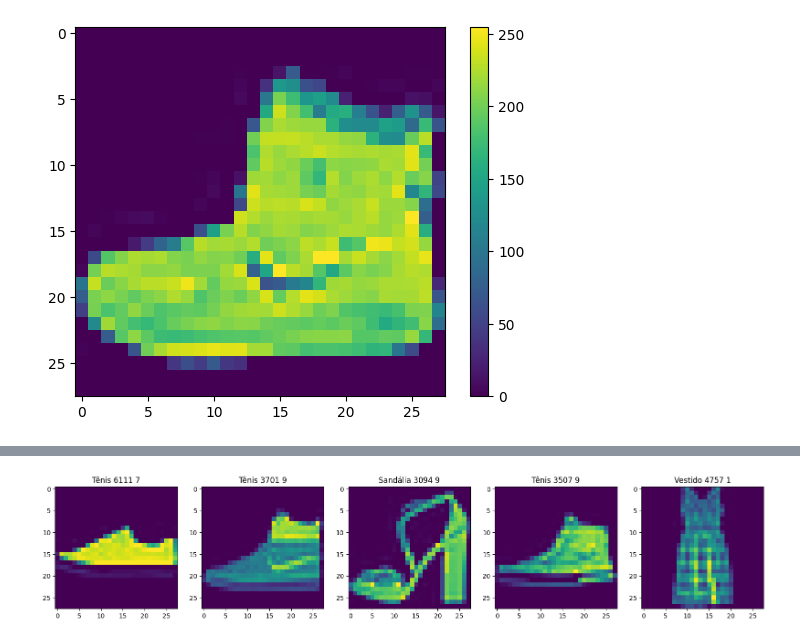
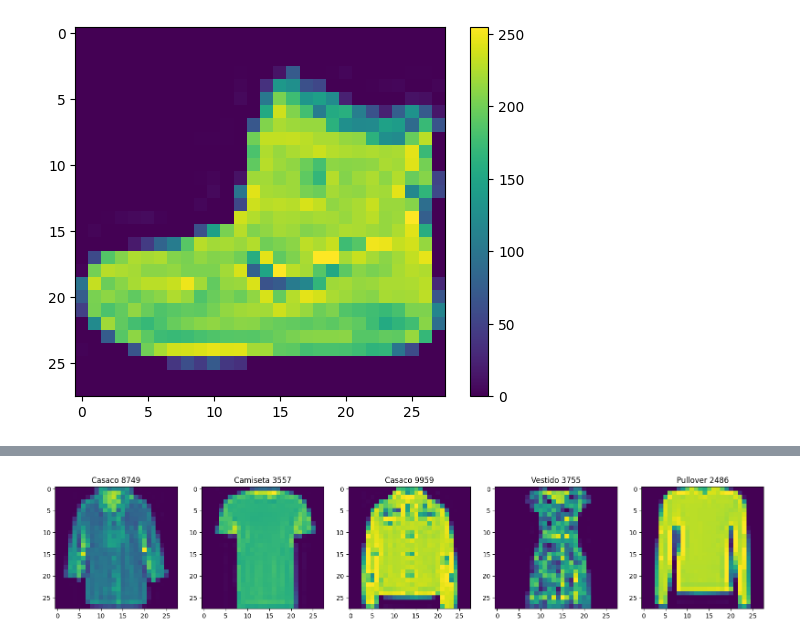
Before and after one commit to greghonox/KERAS, a Jupyter notebook: class_one.ipynb, the cells around one changed output, grey strips where cells are left out. Drawn from its saved outputs; the diff is of its cells as text; code cells hidden in the pictures.

Commit message:
feat: classification my clouts

```diff
--- a/class_one.ipynb
+++ b/class_one.ipynb
@@ -35,14 +25,3 @@ for x in range(100):
 plt.show()
 # %% [output]
 [figure]
-# %%
-# creating model and training
-
-model = keras.Sequential([
-    keras.layers.Flatten(input_shape=(28, 28)),
-    keras.layers.Dense(256, activation=tf.nn.relu), # unit linear rectifier
-    keras.layers.Dense(10, activation=tf.nn.softmax) # max of classification, with function softmax
-])
-
-model_compile = model.compile(optimizer='adam', loss='sparse_categorical_crossentropy') # entropia categorica cruzada esparsa
-model.fit(img_train, img_train_identifier)
@@ -68,7 +52,7 @@ img_train = img_train / 255.0
 model = keras.Sequential([
     keras.layers.Flatten(input_shape=(28, 28)),
     keras.layers.Dense(256, activation=tf.nn.relu),
-    # keras.layers.Dense(64, activation=tf.nn.relu),
+    keras.layers.Dropout(0.2), # 20% of the neurons will be disabled
     keras.layers.Dense(10, activation=tf.nn.softmax)
 ])
 
@@ -112,9 +110,12 @@ from random import randint
 
 plt.figure(figsize=(20, 10))
 for i in range(5):
-    int_choice = randint(0, len(img_tests))
-    img_test = model.predict(img_tests)
+    int_choice = randint(0, len(img_tests) - 1)
+    img_to_predict = np.expand_dims(img_tests[int_choice], axis=0)
+    img_predicted = model.predict(img_to_predict)
+    predicted_label = np.argmax(img_predicted[0])
+
     plt.subplot(1, 5, i+1)
     plt.imshow(img_tests[int_choice])
-    plt.title(f"{name_classifications[img_tests_identifier[int_choice]]} {int_choice} {np.argmax(img_test[int_choice])}")
+    plt.title(f"{name_classifications[predicted_label]} {int_choice}")
 # %% [output]
@@ -126,4 +127,4 @@ for i in range(5):
-[figure, old version]
+[figure, new version]
 # %%
 model.evaluate(img_tests, img_tests_identifier)
 # %% [output]
```
Also changed, not shown: parts of 14 cells of this notebook, 1 other file.
